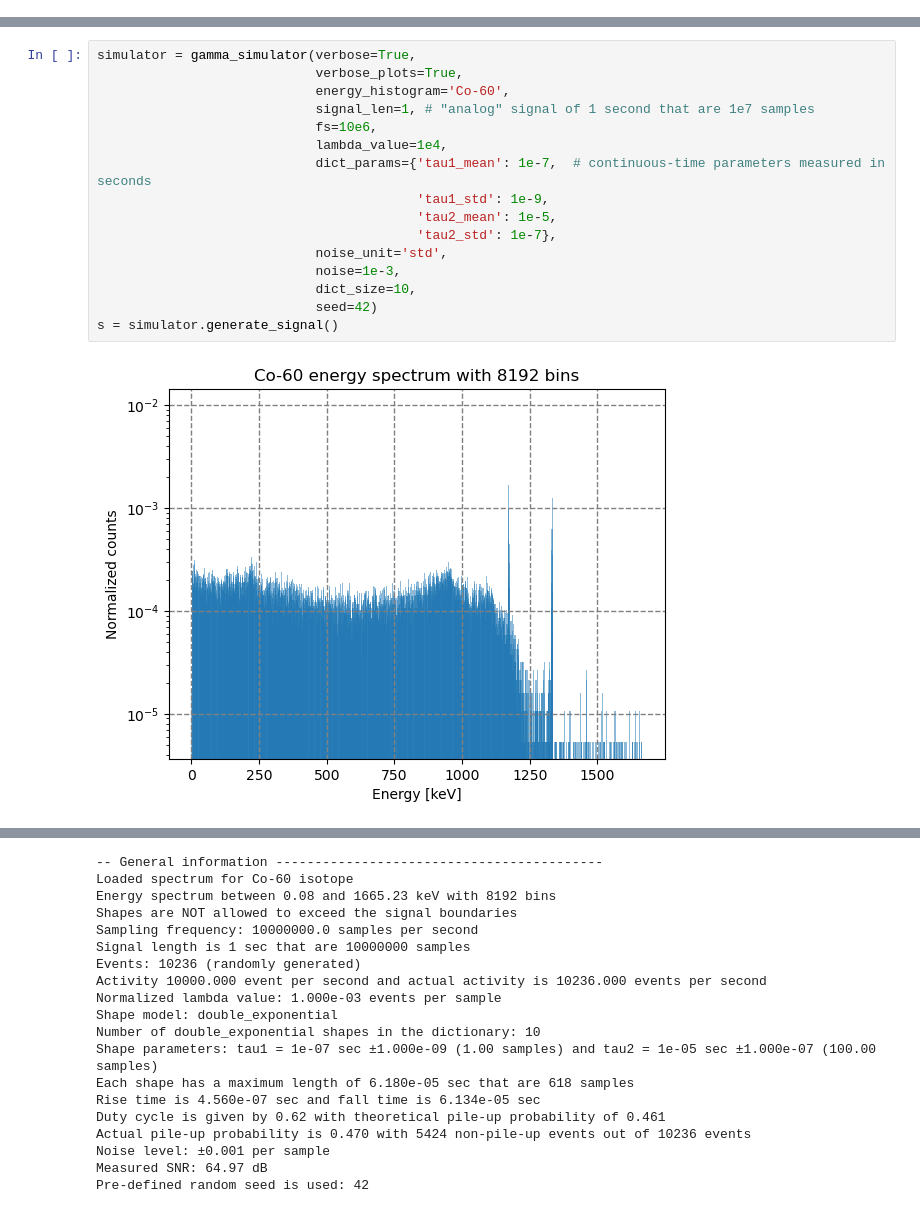
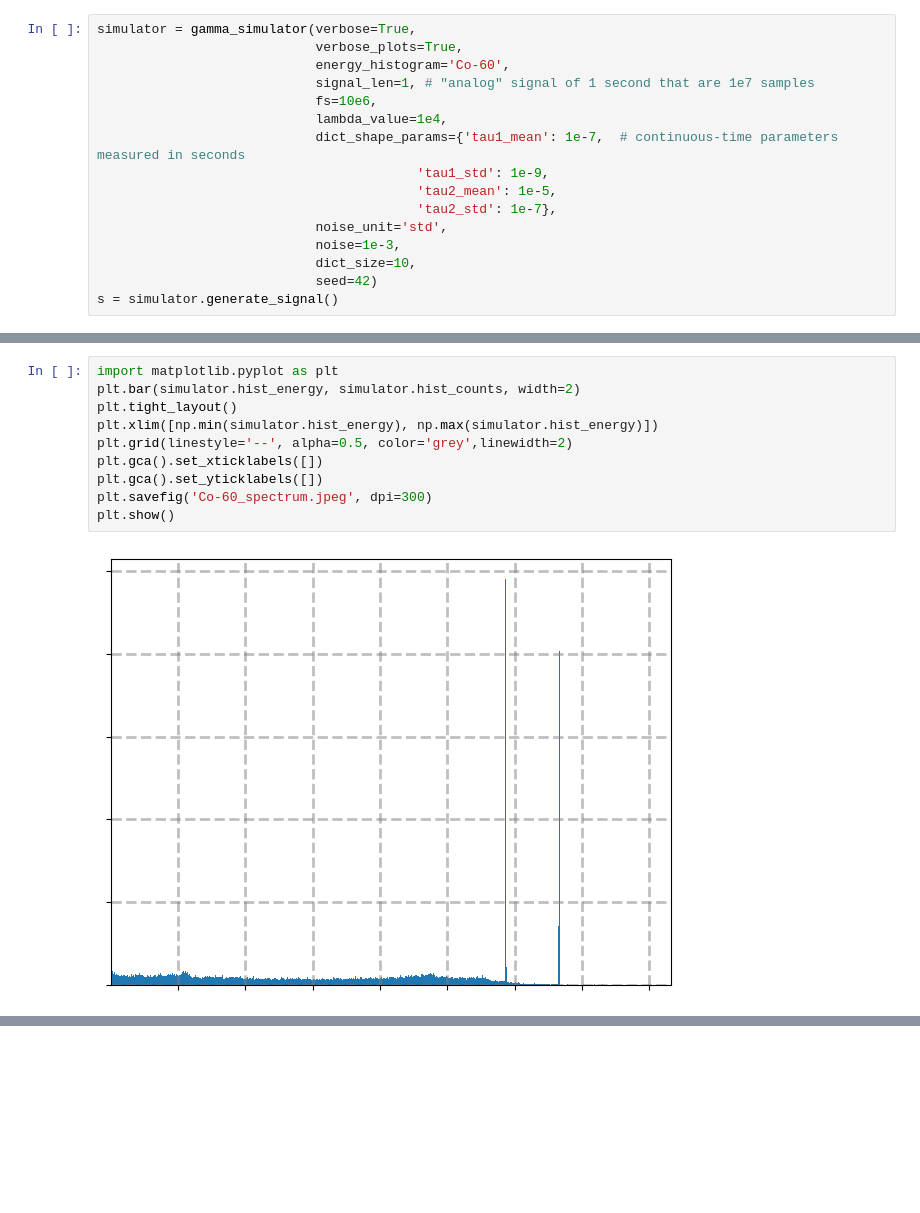
Before and after one commit to bykhov/gamma-simulator, a Jupyter notebook: simulator_examples.ipynb, the cells around one changed output, grey strips where cells are left out. Cells and saved outputs as stored; diff of their text form; blank space fills up the shorter version.

```diff
--- a/simulator_examples.ipynb
+++ b/simulator_examples.ipynb
@@ -2,2 +3,18 @@
 import numpy as np
 from gamma_simulator import gamma_simulator
+# %%
+simulator = gamma_simulator(verbose=True,
+                            verbose_plots=True,
+                            energy_histogram='Co-60',
+                            signal_len=1, # "analog" signal of 1 second that are 1e7 samples
+                            fs=10e6,
+                            lambda_value=1e4,
+                            dict_shape_params={'tau1_mean': 1e-7,  # continuous-time parameters measured in seconds
+                                         'tau1_std': 1e-9,
+                                         'tau2_mean': 1e-5,
+                                         'tau2_std': 1e-7},
+                            noise_unit='std',
+                            noise=1e-3,
+                            dict_size=10,
+                            seed=42)
+s = simulator.generate_signal()
@@ -4,18 +44,12 @@ from gamma_simulator import gamma_simulator
 # %%
-simulator = gamma_simulator(verbose=True,
-                            verbose_plots=True,
-                            energy_histogram='Co-60',
-                            signal_len=1, # "analog" signal of 1 second that are 1e7 samples
-                            fs=10e6,
-                            lambda_value=1e4,
-                            dict_params={'tau1_mean': 1e-7,  # continuous-time parameters measured in seconds
-                                         'tau1_std': 1e-9,
-                                         'tau2_mean': 1e-5,
-                                         'tau2_std': 1e-7},
-                            noise_unit='std',
-                            noise=1e-3,
-                            dict_size=10,
-                            seed=42)
-s = simulator.generate_signal()
+import matplotlib.pyplot as plt
+plt.bar(simulator.hist_energy, simulator.hist_counts, width=2)
+plt.tight_layout()
+plt.xlim([np.min(simulator.hist_energy), np.max(simulator.hist_energy)])
+plt.grid(linestyle='--', alpha=0.5, color='grey',linewidth=2)
+plt.gca().set_xticklabels([])
+plt.gca().set_yticklabels([])
+plt.savefig('Co-60_spectrum.jpeg', dpi=300)
+plt.show()
 # %% [output]
-[figure, old version]
+[figure, new version]
@@ -24,22 +56,3 @@ s = simulator.generate_signal()
--- General information ------------------------------------------
-Loaded spectrum for Co-60 isotope
-Energy spectrum between 0.08 and 1665.23 keV with 8192 bins
-Shapes are NOT allowed to exceed the signal boundaries
-Sampling frequency: 10000000.0 samples per second
-Signal length is 1 sec that are 10000000 samples
-Events: 10236 (randomly generated)
-Activity 10000.000 event per second and actual activity is 10236.000 events per second
-Normalized lambda value: 1.000e-03 events per sample
-Shape model: double_exponential
-Number of double_exponential shapes in the dictionary: 10
-Shape parameters: tau1 = 1e-07 sec ±1.000e-09 (1.00 samples) and tau2 = 1e-05 sec ±1.000e-07 (100.00 samples)
-Each shape has a maximum length of 6.180e-05 sec that are 618 samples
-Rise time is 4.560e-07 sec and fall time is 6.134e-05 sec
-Duty cycle is given by 0.62 with theoretical pile-up probability of 0.461
-Actual pile-up probability is 0.470 with 5424 non-pile-up events out of 10236 events
-Noise level: ±0.001 per sample
-Measured SNR: 64.97 dB
-Pre-defined random seed is used: 42
 # %%
 # initialize object
 simulator = gamma_simulator(energy_histogram='Co-60',
```
Also changed, not shown: parts of 7 cells of this notebook, 1 other file.
